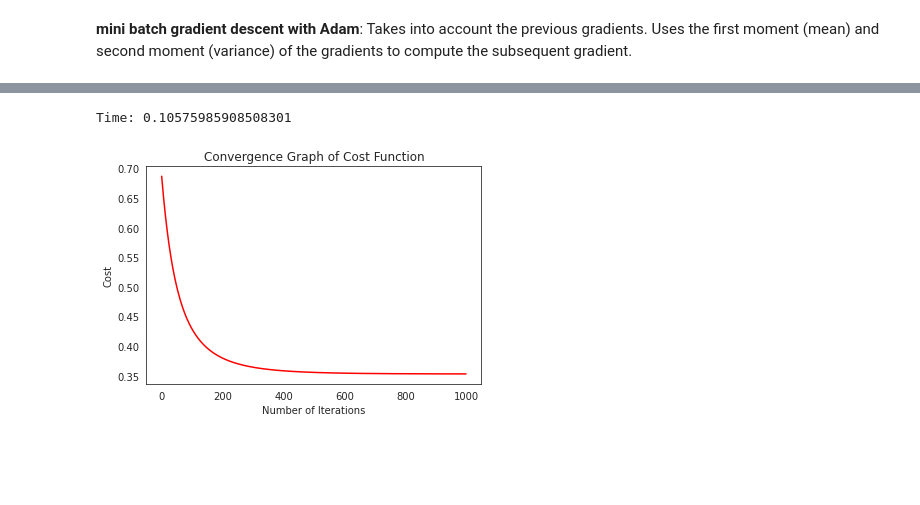
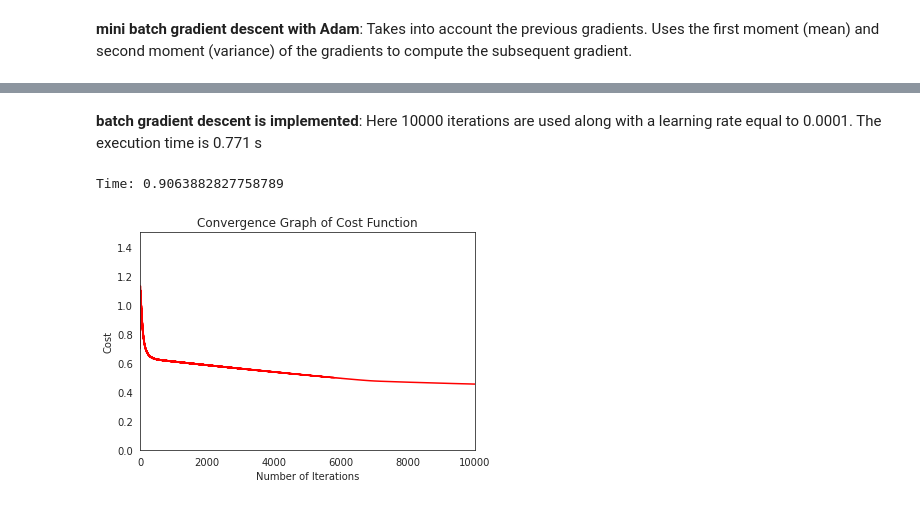
Before and after one commit to AlejandroSepulvedaGuatecique/Projects-in-Ml-and-AI-, a Jupyter notebook: HW1/Logistic_Regression_from_scratch.ipynb, the cells around one changed output, grey strips where cells are left out. Drawn from its saved outputs; the diff is of its cells as text; code cells hidden in the pictures; blank space fills up the shorter version.

```diff
--- a/HW1/Logistic_Regression_from_scratch.ipynb
+++ b/HW1/Logistic_Regression_from_scratch.ipynb
@@ -3 +237,16 @@
+# %%
+df = pd.read_csv('https://raw.githubusercontent.com/AlejandroSepulvedaGuatecique/Projects-in-Ml-and-AI-/main/HW1/smoke_detection_iot.csv')
+
+df.columns = [c.replace(' ', '_') for c in df.columns] #Some columns names have spaces, here spaces are replaced by '_'
+df.drop(['Unnamed:_0', 'UTC'],inplace=True, axis=1)
+df.columns
+y = df['Fire_Alarm']
+X = df[['Temperature[C]', 'Humidity[%]', 'TVOC[ppb]', 'eCO2[ppm]', 'Raw_H2',
+       'Raw_Ethanol', 'Pressure[hPa]', 'PM1.0', 'PM2.5', 'NC0.5', 'NC1.0',
+       'NC2.5', 'CNT']]
+
+m = len(y)
+n = np.size(X,1)
+X = np.hstack((np.ones((m,1)),X))
+y = y[:,np.newaxis]
 # %% [markdown]
@@ -165,0 +428,29 @@ sns.scatterplot(X[:,0],X[:,1],hue=y.reshape(-1));
+# %% [markdown]
+**batch gradient descent is implemented**: Here 10000 iterations are used along with a learning rate equal to 0.0001. The execution time is 0.771 s
+# %%
+m = len(y)
+n = np.size(X,1)
+params = np.zeros((n,1))
+iterations = 10000
+learning_rate =0.0001
+
+initial_cost = compute_cost(X, y, params)
+
+start = time.time()
+(cost_history, params_optimal) = batch_gradient_descent(X, y, params,
+                                 learning_rate, iterations)
+
+end = time.time()
+print('Time:',end - start)
+plt.figure()
+sns.set_style('white')
+plt.plot(range(len(cost_history)), cost_history, 'r')
+plt.title("Convergence Graph of Cost Function")
+plt.xlabel("Number of Iterations")
+plt.ylabel("Cost")
+plt.xlim(0, 10000)
+plt.ylim(0,1.5)
+plt.show()
+# %% [output]
+Time: 0.9063882827758789
+[figure, added]
@@ -167,15 +464,14 @@ sns.scatterplot(X[:,0],X[:,1],hue=y.reshape(-1));
 m = len(y)
 n = np.size(X,1)
 params = np.zeros((n,1))
-iterations = 1000
-learning_rate =0.01
+iterations = 10000
+learning_rate =0.0001
 
 initial_cost = compute_cost(X, y, params)
 
 start = time.time()
-(cost_history, params_optimal) = batch_gradient_descent(X, y, params,
-                                 learning_rate, iterations)
-
+(cost_history, params_optimal) = mini_batch_gradient_descent(X, y, params,
+                                 learning_rate, iterations,mbs = 271)
 end = time.time()
 print('Time:',end - start)
 plt.figure()
@@ -185,6 +481,3 @@ plt.title("Convergence Graph of Cost Function")
 plt.xlabel("Number of Iterations")
 plt.ylabel("Cost")
 plt.show()
-# %% [output]
-Time: 0.10575985908508301
-[figure, removed]
```
Also changed, not shown: parts of 37 cells of this notebook.
